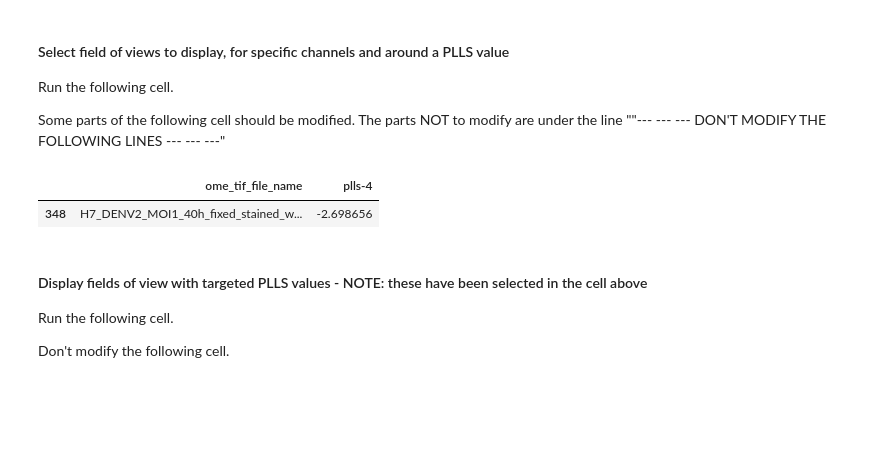
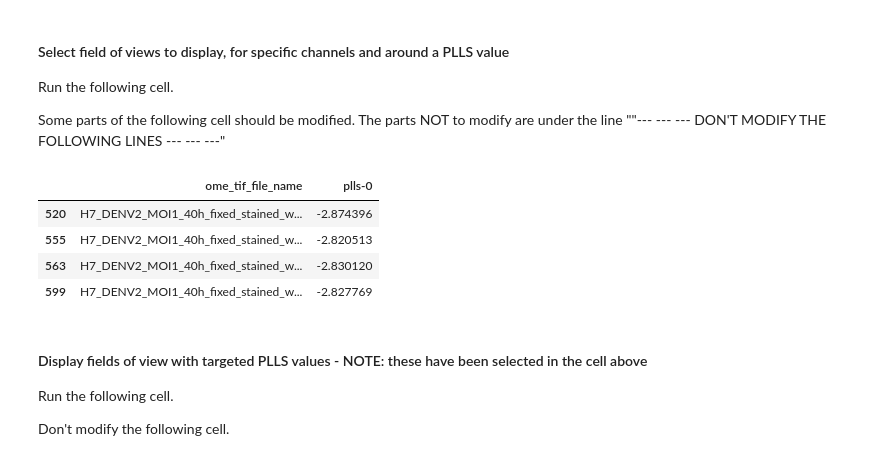
Before and after one commit to IDIP-Platform/ACID, a Jupyter notebook: part3_control_image_quality.ipynb, the cells around one changed output. Drawn from its saved outputs; the diff is of its cells as text; code cells hidden in the pictures; blank space fills up the shorter version.

```diff
--- a/part3_control_image_quality.ipynb
+++ b/part3_control_image_quality.ipynb
@@ -512,21 +512,24 @@ Run the following cell.
 Some parts of the following cell should be modified. The parts NOT to modify are under the line ""--- --- --- DON'T MODIFY THE FOLLOWING LINES --- --- ---"
 # %%
 qc_to_display = "plls" # string, how it is reported in the graph
-channel_to_display = 4 # int, how it is reported in the graph
-value_to_display = -2.7 # int or float
-one_sided_range = 0.003 # int or float
+channel_to_display = 0 # int, how it is reported in the graph
+value_to_display = -3 # int or float
+one_sided_range = 0.18 # int or float
 
 
 # ""--- --- --- DON'T MODIFY THE FOLLOWING LINES --- --- ---"
 # select columns
 df_to_display = metadata_df[(metadata_df[f"{qc_to_display}{ch_measurement_separator}{channel_to_display}"]>value_to_display-abs(one_sided_range))
                             &
                             (metadata_df[f"{qc_to_display}{ch_measurement_separator}{channel_to_display}"]<value_to_display+abs(one_sided_range))][[fov_column_name, f"{qc_to_display}{ch_measurement_separator}{channel_to_display}"]]
 
 df_to_display
 # %% [output]
-|  | ome_tif_file_name | plls-4 |
-| 348 | H7_DENV2_MOI1_40h_fixed_stained_w... | -2.698656 |
+|  | ome_tif_file_name | plls-0 |
+| 520 | H7_DENV2_MOI1_40h_fixed_stained_w... | -2.874396 |
+| 555 | H7_DENV2_MOI1_40h_fixed_stained_w... | -2.820513 |
+| 563 | H7_DENV2_MOI1_40h_fixed_stained_w... | -2.830120 |
+| 599 | H7_DENV2_MOI1_40h_fixed_stained_w... | -2.827769 |
 # %% [markdown]
 #### Display fields of view with targeted PLLS values - NOTE: these have been selected in the cell above
 
```
Also changed, not shown: parts of 9 cells of this notebook, 1 other file.
